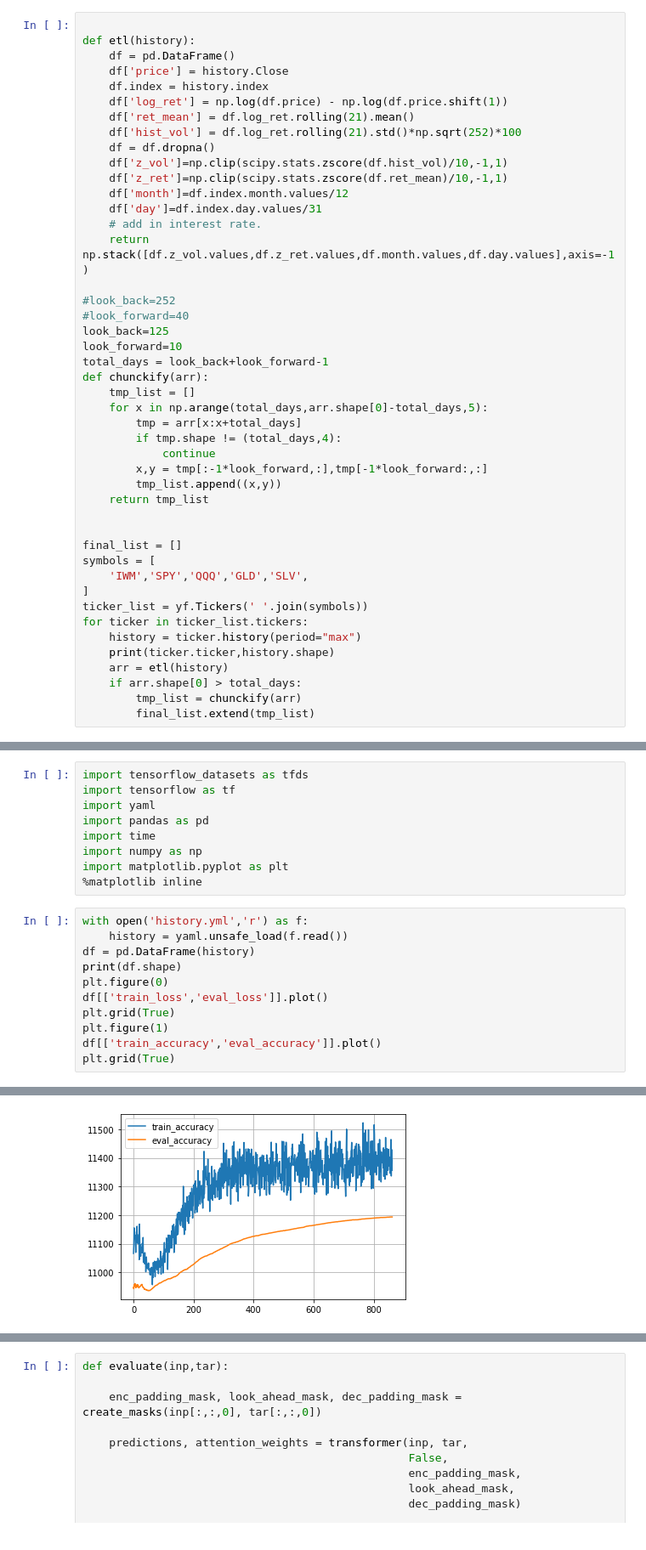
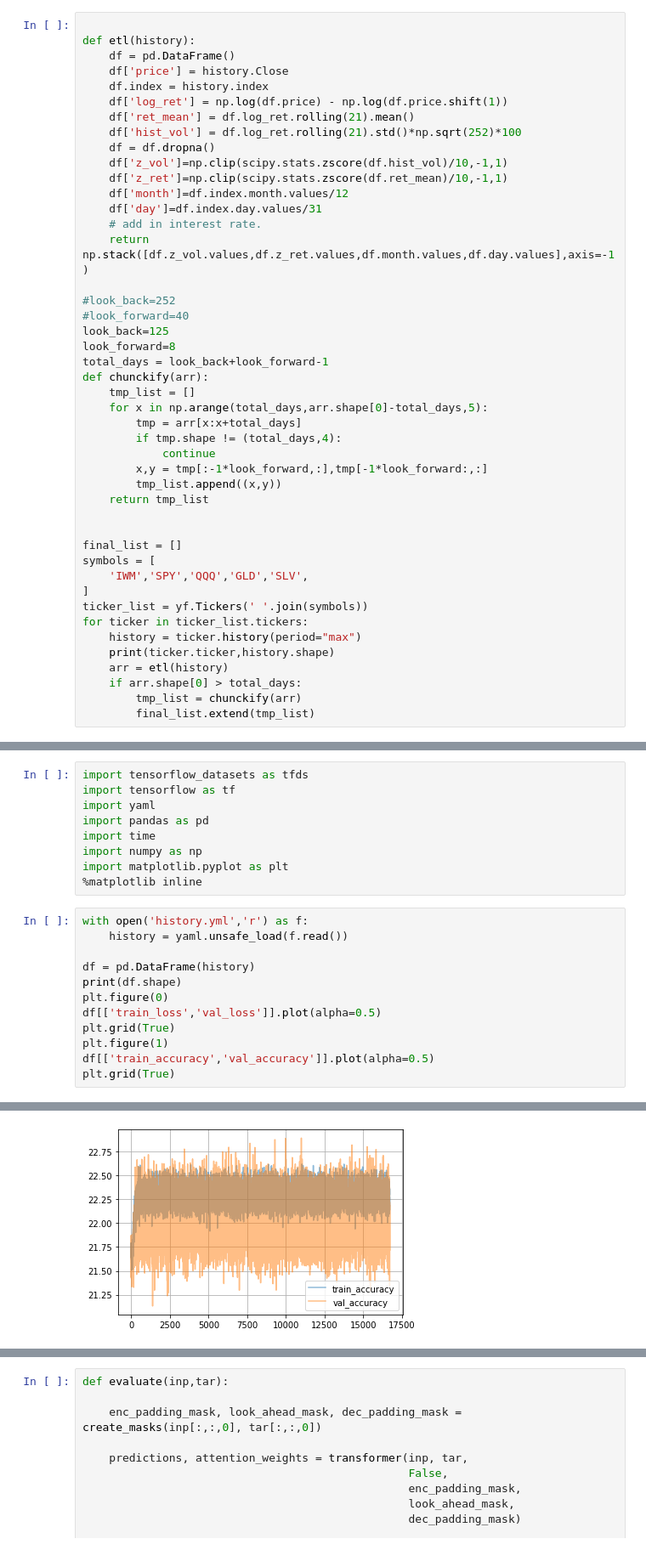
Before and after one commit to pangyuteng/public-misc, a Jupyter notebook: finance/ml/eval.ipynb, the cells around one changed output, grey strips where cells are left out. Shown at 85% size. Cells and saved outputs as stored; diff of their text form.

```diff
--- a/finance/ml/eval.ipynb
+++ b/finance/ml/eval.ipynb
@@ -66,7 +67,7 @@ def etl(history):
 #look_back=252
 #look_forward=40
 look_back=125
-look_forward=10
+look_forward=8
 total_days = look_back+look_forward-1
 def chunckify(arr):
     tmp_list = []
@@ -136,12 +142,13 @@ import matplotlib.pyplot as plt
 # %%
 with open('history.yml','r') as f:
     history = yaml.unsafe_load(f.read())
+
 df = pd.DataFrame(history)
 print(df.shape)
 plt.figure(0)
-df[['train_loss','eval_loss']].plot()
+df[['train_loss','val_loss']].plot(alpha=0.5)
 plt.grid(True)
 plt.figure(1)
-df[['train_accuracy','eval_accuracy']].plot()
+df[['train_accuracy','val_accuracy']].plot(alpha=0.5)
 plt.grid(True)
 # %% [output]
@@ -151,4 +158,4 @@ plt.grid(True)
-[figure, old version]
+[figure, new version]
 # %%
 input_seq_len = 124
 target_seq_len = 8
```
Also changed, not shown: parts of 10 cells of this notebook, 1 other file.
